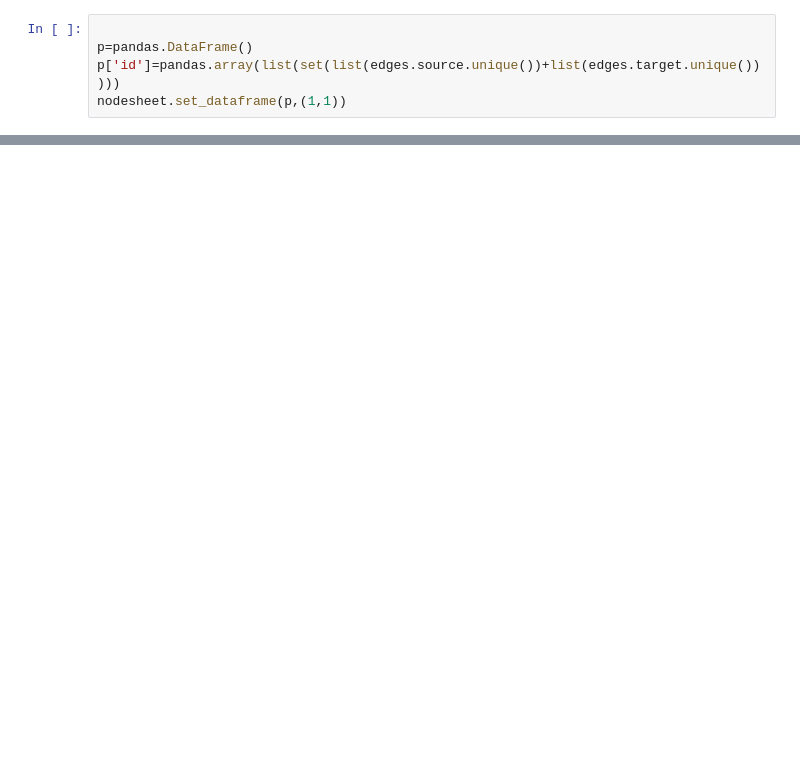
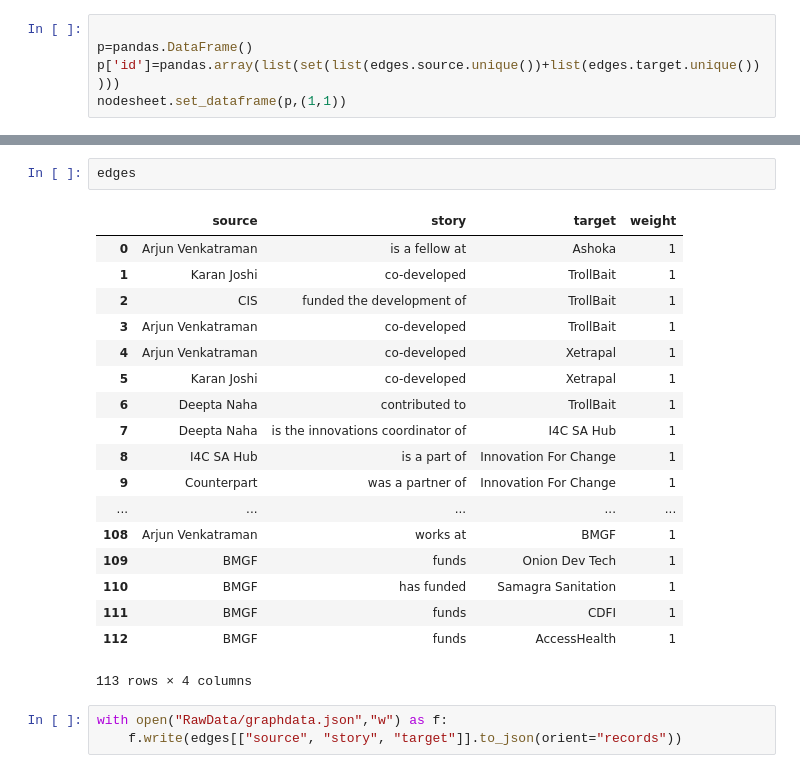
Before and after one commit to karan100010/sheetgraph, a Jupyter notebook: IoD.ipynb, the cells around one changed output, grey strips where cells are left out. Saved outputs shown, nothing was run; the diff lists cells and outputs as text; blank space fills up the shorter version.

```diff
--- a/IoD.ipynb
+++ b/IoD.ipynb
@@ -102,3 +102,27 @@ import d3fdgraph
 d3fdgraph.plot_force_directed_graph(edges[["source", "target", "weight"]], link_width_scale=10,node_radius=10)
 # %% [output]
 [interactive output not drawn]
+# %%
+edges
+# %% [output]
+|  | source | story | target | weight |
+| 0 | Arjun Venkatraman | is a fellow at | Ashoka | 1 |
+| 1 | Karan Joshi | co-developed | TrollBait | 1 |
+| 2 | CIS | funded the development of | TrollBait | 1 |
+| 3 | Arjun Venkatraman | co-developed | TrollBait | 1 |
+| 4 | Arjun Venkatraman | co-developed | Xetrapal | 1 |
+| 5 | Karan Joshi | co-developed | Xetrapal | 1 |
+| 6 | Deepta Naha | contributed to | TrollBait | 1 |
+| 7 | Deepta Naha | is the innovations coordinator of | I4C SA Hub | 1 |
+| 8 | I4C SA Hub | is a part of | Innovation For Change | 1 |
+| 9 | Counterpart | was a partner of | Innovation For Change | 1 |
+| ... | ... | ... | ... | ... |
+| 108 | Arjun Venkatraman | works at | BMGF | 1 |
+| 109 | BMGF | funds | Onion Dev Tech | 1 |
+| 110 | BMGF | has funded | Samagra Sanitation | 1 |
+| 111 | BMGF | funds | CDFI | 1 |
+| 112 | BMGF | funds | AccessHealth | 1 |
+113 rows × 4 columns
+# %%
+with open("RawData/graphdata.json","w") as f:
+    f.write(edges[["source", "story", "target"]].to_json(orient="records"))
```
Also changed, not shown: parts of 4 cells of this notebook.
